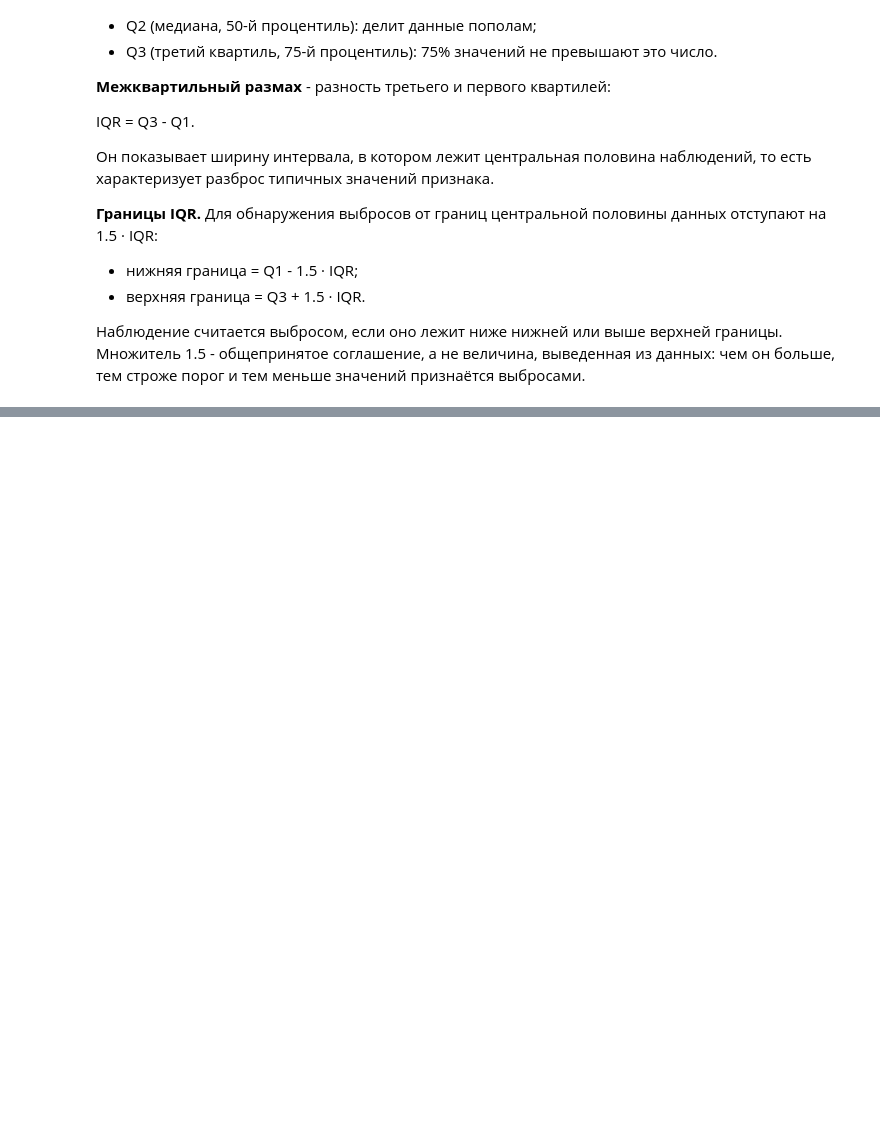
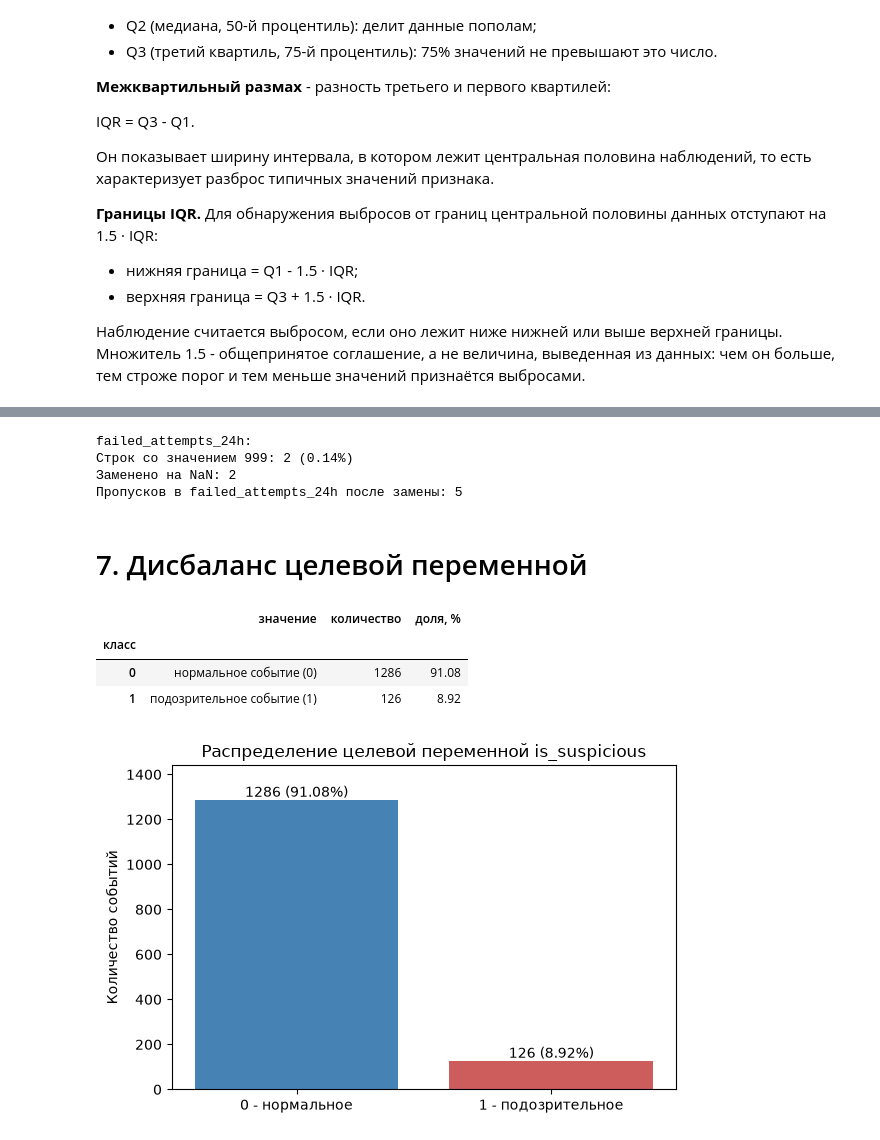
Before and after one commit to mamam111a/7-semester_AI_laboratory-1, a Jupyter notebook: lab01.ipynb, the cells around one changed output, grey strips where cells are left out. Saved outputs shown, nothing was run; the diff lists cells and outputs as text; code cells hidden in the pictures; blank space fills up the shorter version.

```diff
--- a/lab01.ipynb
+++ b/lab01.ipynb
@@ -1127,0 +1118,57 @@ plt.close(fig)
+# %%
+# ОТКРЫТЬ КОД
+# ==========================================
+col = 'failed_attempts_24h'
+df[col] = pd.to_numeric(df[col], errors='coerce')
+print('failed_attempts_24h:')
+mask_999 = df[col] == 999
+n_999 = int(mask_999.sum())
+print(f'Строк со значением 999: {n_999} ({n_999 / len(df) * 100:.2f}%)')
+df.loc[mask_999, col] = np.nan
+print(f'Заменено на NaN: {n_999}')
+print(f'Пропусков в {col} после замены: {int(df[col].isna().sum())}')
+# %% [output]
+failed_attempts_24h:
+Строк со значением 999: 2 (0.14%)
+Заменено на NaN: 2
+Пропусков в failed_attempts_24h после замены: 5
+# %% [markdown]
+# 7. Дисбаланс целевой переменной
+# %%
+# ОТКРЫТЬ КОД
+# ==========================================
+TARGET = 'is_suspicious'
+
+class_counts = df[TARGET].value_counts(dropna=False).sort_index()
+class_share = (class_counts / class_counts.sum() * 100).round(2)
+
+class_table = pd.DataFrame({
+    'класс': class_counts.index,
+    'значение': ['нормальное событие (0)' if v == 0 else 'подозрительное событие (1)'
+                 for v in class_counts.index],
+    'количество': class_counts.values,
+    'доля, %': class_share.values,
+}).set_index('класс')
+display(class_table)
+
+labels = ['0 - нормальное', '1 - подозрительное']
+fig, ax = plt.subplots(figsize=(6, 4))
+bars = ax.bar(labels, class_counts.values, color=['steelblue', 'indianred'])
+
+# числовые значения над столбцами: количество и доля
+for bar, cnt, share in zip(bars, class_counts.values, class_share.values):
+    ax.text(bar.get_x() + bar.get_width() / 2, bar.get_height(),
+            f'{cnt} ({share}%)', ha='center', va='bottom')
+
+ax.set_title('Распределение целевой переменной is_suspicious')
+ax.set_ylabel('Количество событий')
+ax.set_ylim(0, class_counts.max() * 1.12)
+plt.tight_layout()
+plt.show()
+plt.close(fig)
+# %% [output]
+|  | значение | количество | доля, % |
+| класс |  |  |  |
+| 0 | нормальное событие (0) | 1286 | 91.08 |
+| 1 | подозрительное событие (1) | 126 | 8.92 |
+[figure, added]
```
Also changed, not shown: parts of 23 cells of this notebook.
